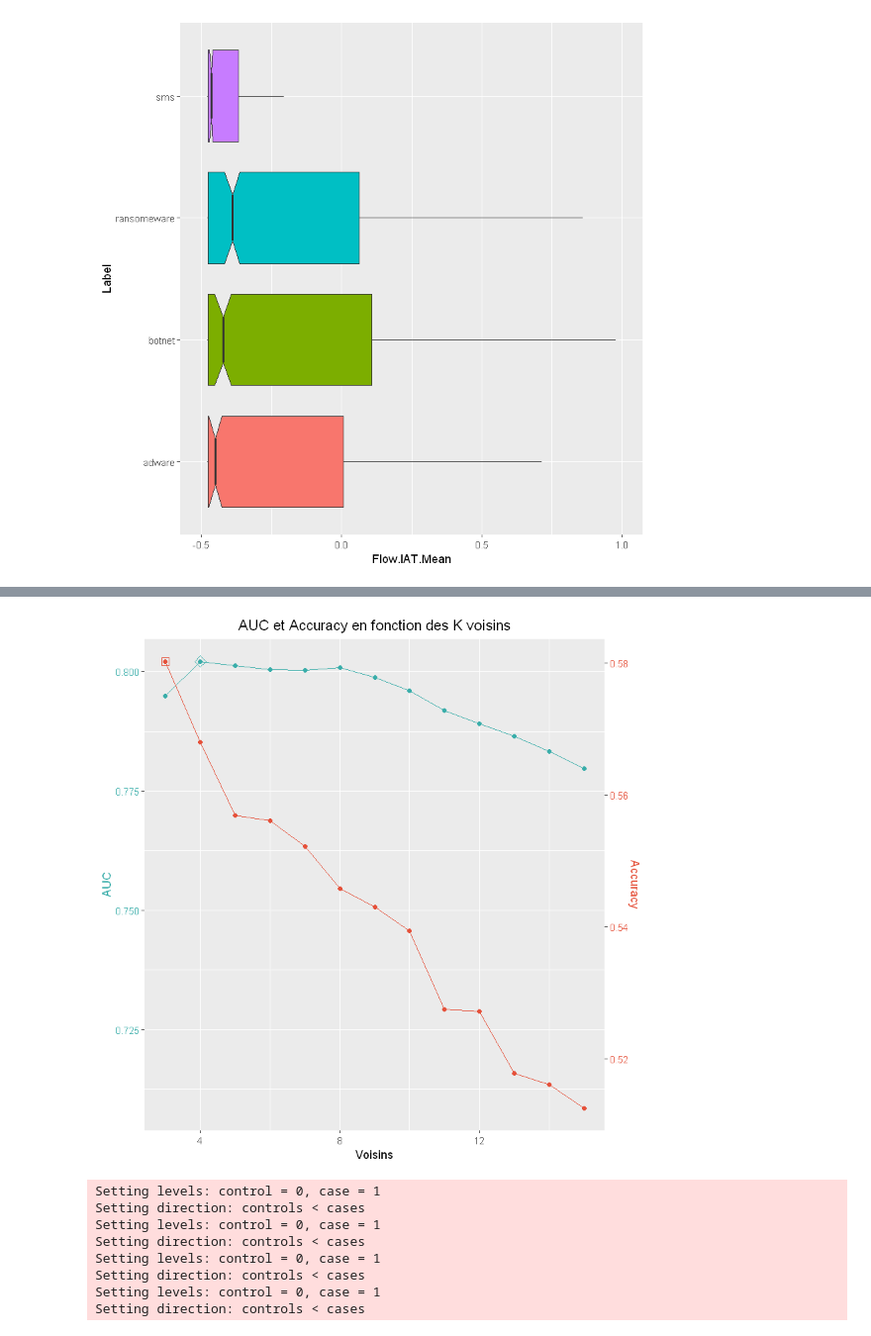
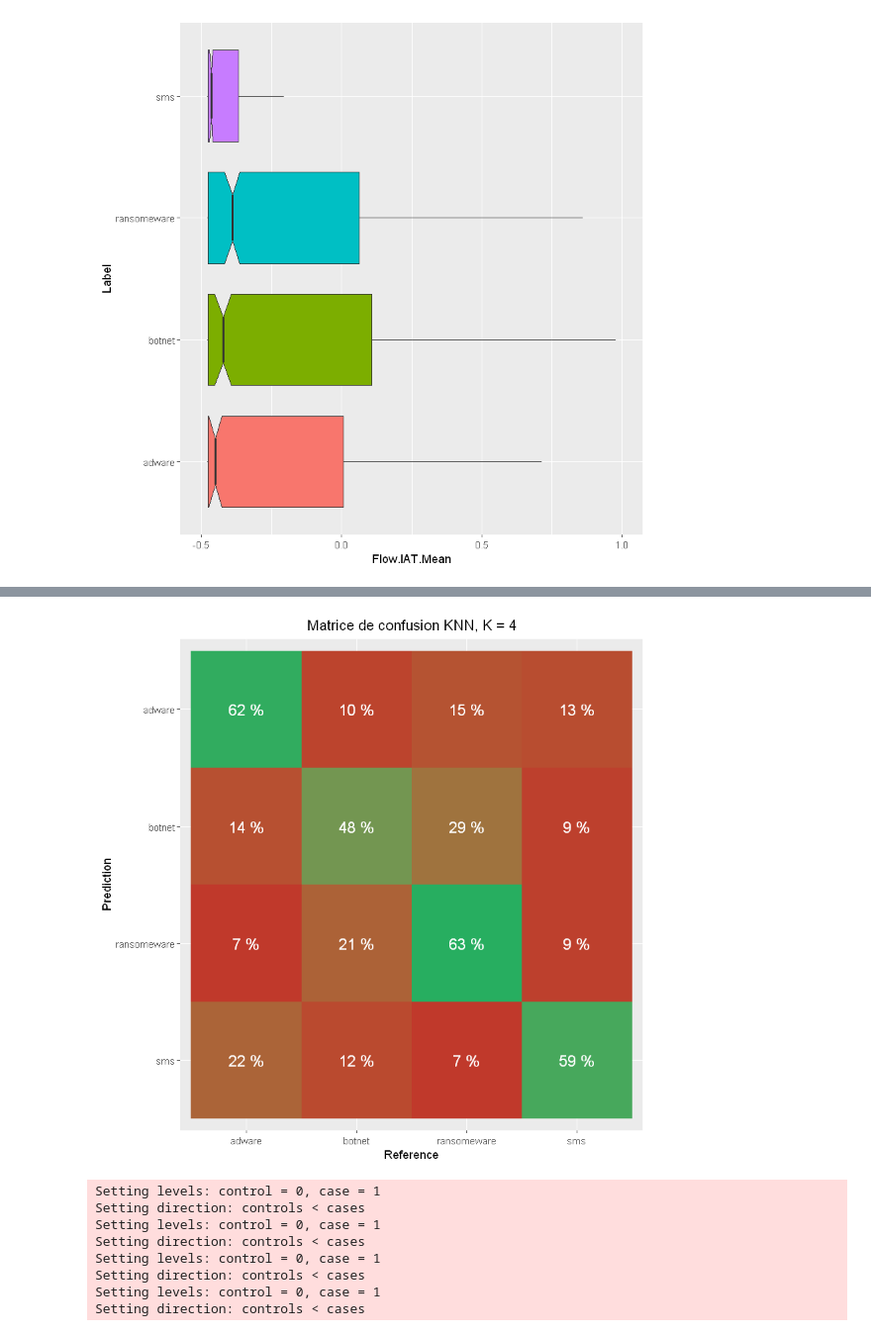
Before and after one commit to Lrakotoson/M_R, a Jupyter notebook: S2/Classification/Project/jet1.ipynb, the cells around one changed output, grey strips where cells are left out. Shown at 99% size. Saved outputs shown, nothing was run; the diff lists cells and outputs as text; code cells hidden in the pictures.

```diff
--- a/S2/Classification/Project/jet1.ipynb
+++ b/S2/Classification/Project/jet1.ipynb
@@ -429,11 +500,11 @@ on.exit(stopCluster(cl))
-# %%
-plotmetrics(knn_cv) +
-labs(title = "AUC et Accuracy en fonction des K voisins", x = "Voisins")
-# %% [output]
-[figure, removed]
 # %%
 model_knn <- knn_cv$finalModel
 pred_knn <- predict(knn_cv, newdata = test_knn)
+# %%
+confmatrix(test_knn$Label, pred_knn) +
+labs(title = "Matrice de confusion KNN, K = 4")
+# %% [output]
+[figure, added]
 # %%
 multiroc(test_knn$Label, pred_knn) +
 labs(title = "Courbes ROC avec KNN, K = 4")
```
Also changed, not shown: parts of 49 cells of this notebook, 1 other file.
